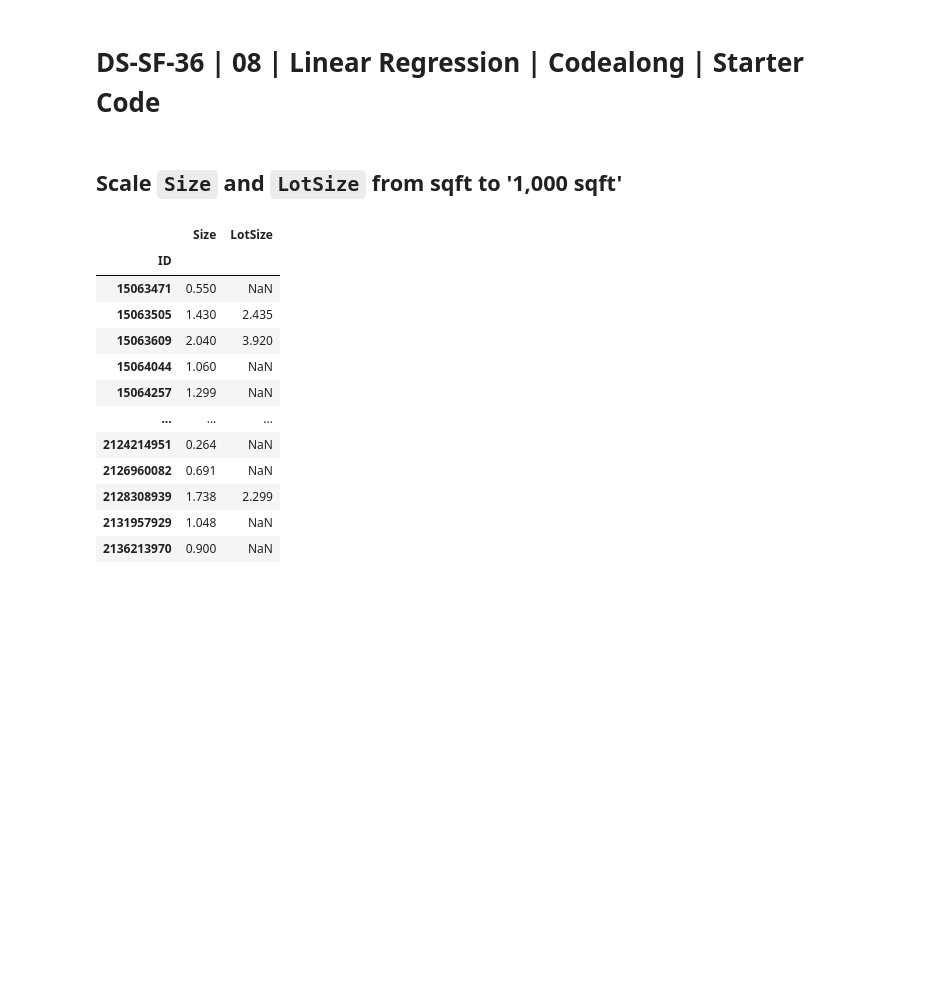
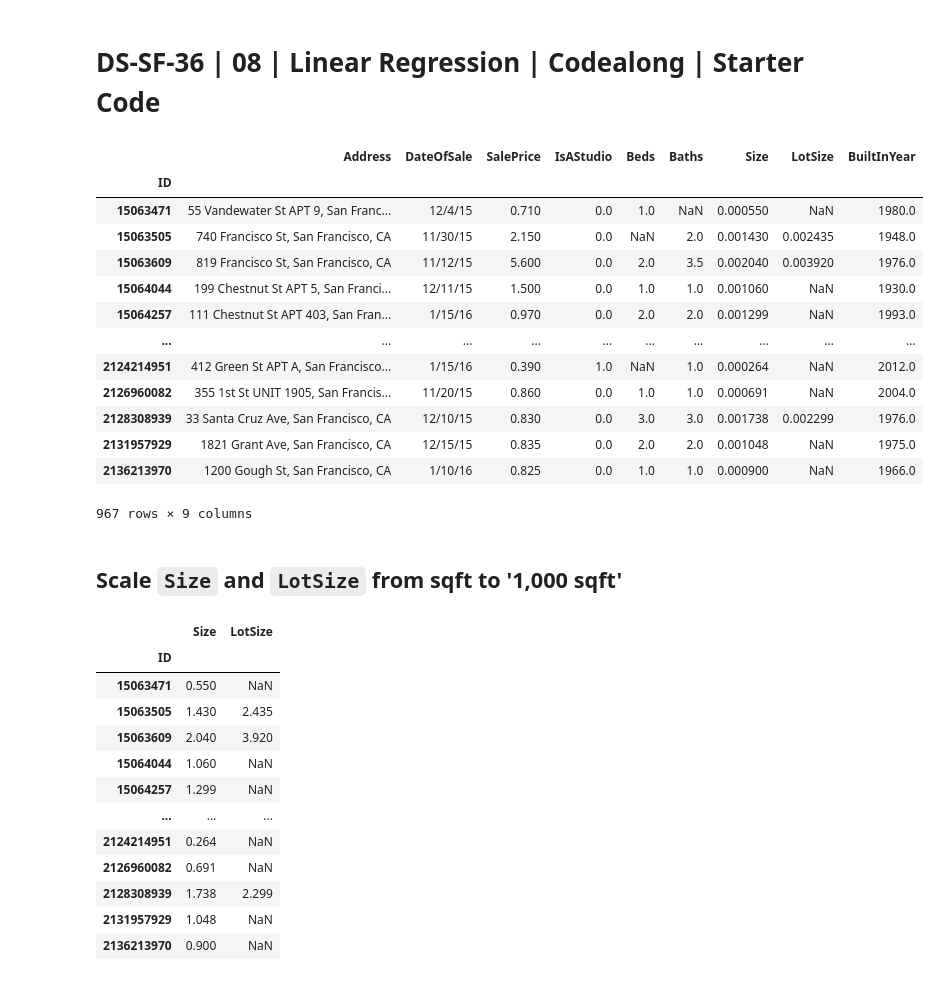
Before and after one commit to gummyz71/DS-SF-36, a Jupyter notebook: classes/08/notebooks/codealong-08-linear-regression-starter-code.ipynb, the cells around one changed output. Cells and saved outputs as stored; diff of their text form; code cells hidden in the pictures; blank space fills up the shorter version.

```diff
--- a/classes/08/notebooks/codealong-08-linear-regression-starter-code.ipynb
+++ b/classes/08/notebooks/codealong-08-linear-regression-starter-code.ipynb
@@ -28,3 +26,21 @@ df = read_dataset()
+# %%
+# TODO
+df[~np.isnan(df.Size)]
+# %% [output]
+|  | Address | DateOfSale | SalePrice | IsAStudio | Beds | Baths | Size | LotSize | BuiltInYear |
+| ID |  |  |  |  |  |  |  |  |  |
+| 15063471 | 55 Vandewater St APT 9, San Franc... | 12/4/15 | 0.710 | 0.0 | 1.0 | NaN | 0.000550 | NaN | 1980.0 |
+| 15063505 | 740 Francisco St, San Francisco, CA | 11/30/15 | 2.150 | 0.0 | NaN | 2.0 | 0.001430 | 0.002435 | 1948.0 |
+| 15063609 | 819 Francisco St, San Francisco, CA | 11/12/15 | 5.600 | 0.0 | 2.0 | 3.5 | 0.002040 | 0.003920 | 1976.0 |
+| 15064044 | 199 Chestnut St APT 5, San Franci... | 12/11/15 | 1.500 | 0.0 | 1.0 | 1.0 | 0.001060 | NaN | 1930.0 |
+| 15064257 | 111 Chestnut St APT 403, San Fran... | 1/15/16 | 0.970 | 0.0 | 2.0 | 2.0 | 0.001299 | NaN | 1993.0 |
+| ... | ... | ... | ... | ... | ... | ... | ... | ... | ... |
+| 2124214951 | 412 Green St APT A, San Francisco... | 1/15/16 | 0.390 | 1.0 | NaN | 1.0 | 0.000264 | NaN | 2012.0 |
+| 2126960082 | 355 1st St UNIT 1905, San Francis... | 11/20/15 | 0.860 | 0.0 | 1.0 | 1.0 | 0.000691 | NaN | 2004.0 |
+| 2128308939 | 33 Santa Cruz Ave, San Francisco, CA | 12/10/15 | 0.830 | 0.0 | 3.0 | 3.0 | 0.001738 | 0.002299 | 1976.0 |
+| 2131957929 | 1821 Grant Ave, San Francisco, CA | 12/15/15 | 0.835 | 0.0 | 2.0 | 2.0 | 0.001048 | NaN | 1975.0 |
+| 2136213970 | 1200 Gough St, San Francisco, CA | 1/10/16 | 0.825 | 0.0 | 1.0 | 1.0 | 0.000900 | NaN | 1966.0 |
+967 rows × 9 columns
 # %% [markdown]
 ## Scale `Size` and `LotSize` from sqft to '1,000 sqft'
 # %%
```
Also changed, not shown: parts of 45 cells of this notebook.
